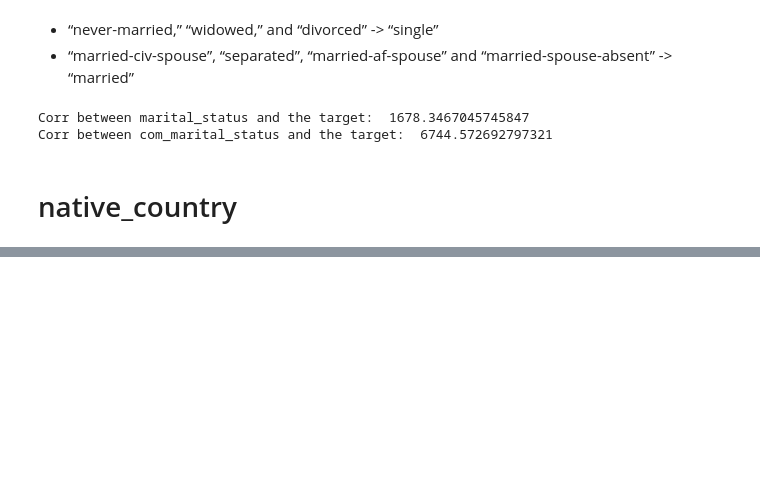
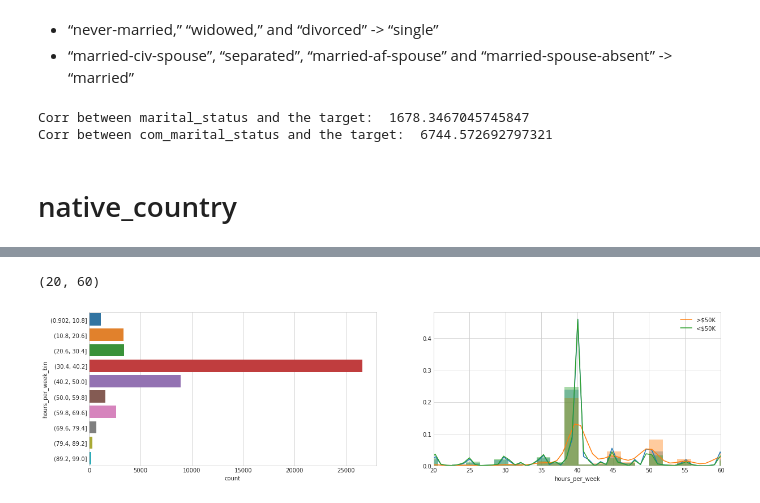
Before and after one commit to basselkassem/predict_income_potential, a Jupyter notebook: feature_engineering.ipynb, the cells around one changed output, grey strips where cells are left out. Saved outputs shown, nothing was run; the diff lists cells and outputs as text; code cells hidden in the pictures; blank space fills up the shorter version.

```diff
--- a/feature_engineering.ipynb
+++ b/feature_engineering.ipynb
@@ -232,0 +262,16 @@ df.loc[df['native_country'].isin(asia), 'com_native_country'] = 'aisa'
+# %%
+df['hours_per_week_bin'] = pd.cut(df['hours_per_week'], 10)
+# %%
+plt.style.use('seaborn-whitegrid')
+fig = plt.figure(figsize=(20,5))
+plt.subplot(1, 2, 1)
+sns.countplot(y = "hours_per_week_bin", data = df);
+plt.subplot(1, 2, 2)
+sns.distplot(df['hours_per_week']);
+sns.distplot(df[df['target'] == '>50k']['hours_per_week'], kde_kws={"label": ">$50K"})
+sns.distplot(df[df['target'] == '<=50k']['hours_per_week'], kde_kws={"label": "<$50K"})
+plt.ylim(0, None)
+plt.xlim(20, 60)
+# %% [output]
+(20, 60)
+[figure, added]
```
Also changed, not shown: parts of 25 cells of this notebook.
